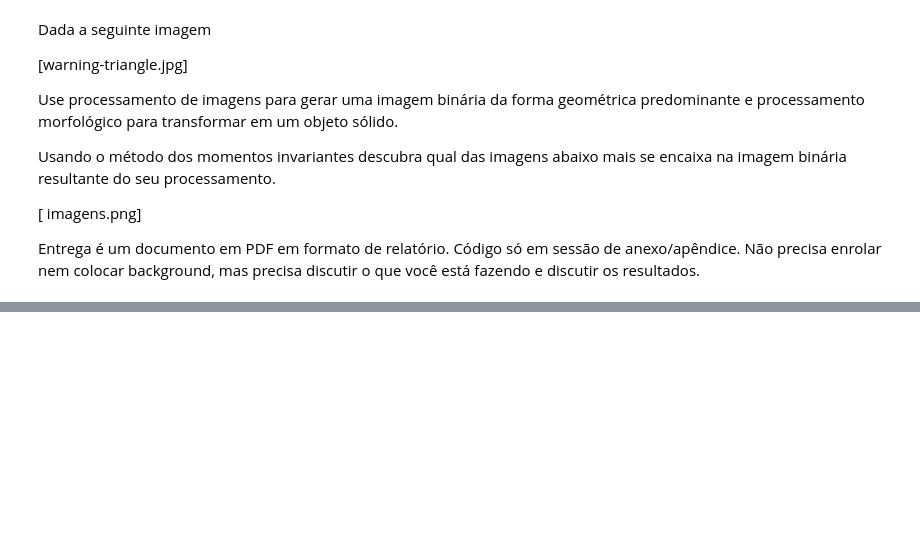
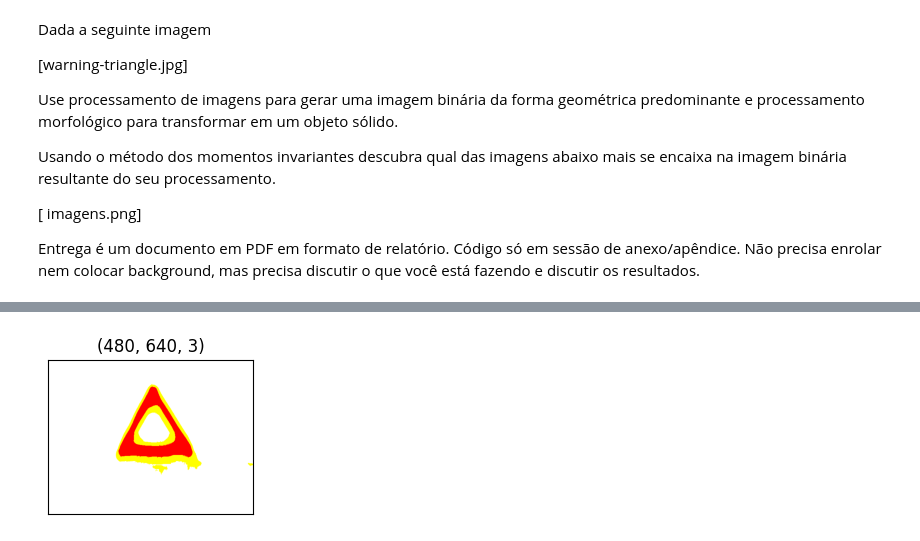
Before and after one commit to htbrandao/ppgi-proc-img, a Jupyter notebook: trab07/trab07.ipynb, the cells around one changed output, grey strips where cells are left out. Cells and saved outputs as stored; diff of their text form; code cells hidden in the pictures; blank space fills up the shorter version.

```diff
--- a/trab07/trab07.ipynb
+++ b/trab07/trab07.ipynb
@@ -42,0 +74,13 @@ def equalizacao(imagem):
+# %%
+y = conv(tresh(cv2.blur(x, ksize=k)), fbordas)
+# %%
+plt.figure(figsize=(3,2))
+
+plt.imshow(y)
+plt.title(y.shape)
+plt.xticks([])
+plt.yticks([])
+
+plt.show()
+# %% [output]
+[figure, added]
```
Also changed, not shown: parts of 22 cells of this notebook.
